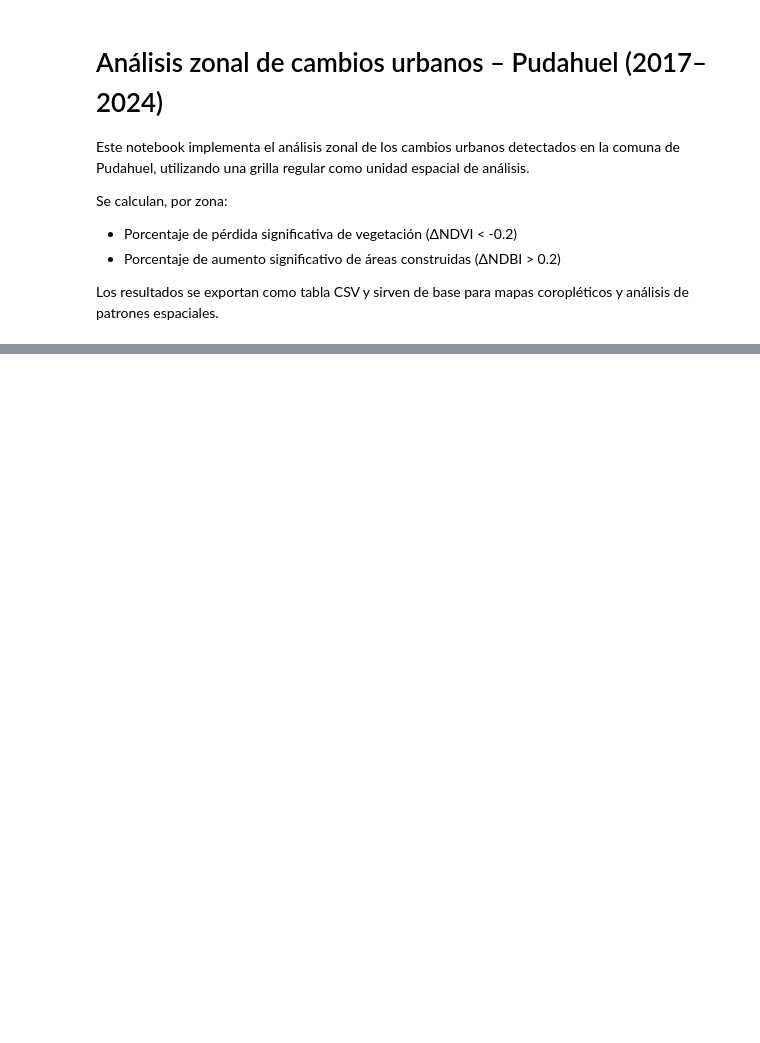
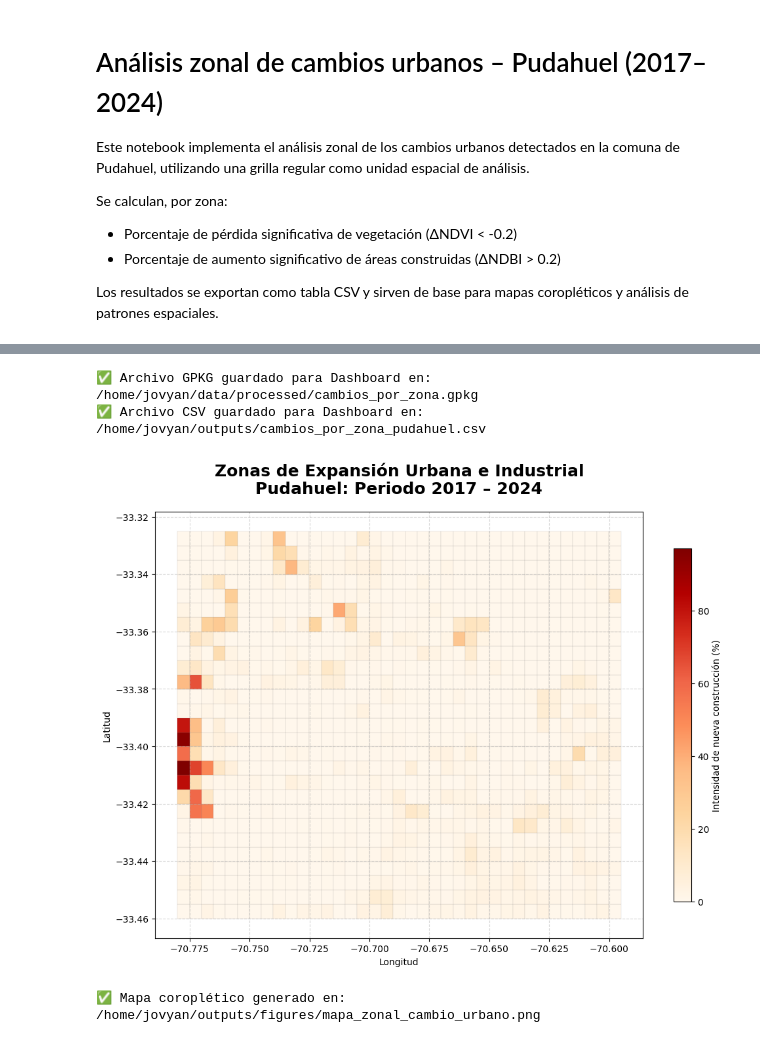
Before and after one commit to diegovaldes23/GEOLABANTES, a Jupyter notebook: Lab2DV/notebooks/03_analisis_zonal.ipynb, the cells around one changed output, grey strips where cells are left out. Saved outputs shown, nothing was run; the diff lists cells and outputs as text; code cells hidden in the pictures; blank space fills up the shorter version.

```diff
--- a/Lab2DV/notebooks/03_analisis_zonal.ipynb
+++ b/Lab2DV/notebooks/03_analisis_zonal.ipynb
@@ -131,3 +80,81 @@ grid.to_file("data/processed/cambios_por_zona.gpkg", driver="GPKG")
+# %%
+# ==========================================================
+# 1. EXPORTACIÓN DE DATOS
+# ==========================================================
+import os
+
+# Definir la ruta de salida exacta que busca el dashboard
+output_path = "/home/jovyan/data/processed/cambios_por_zona.gpkg"
+output_csv = "/home/jovyan/outputs/cambios_por_zona_pudahuel.csv"
+
+# Asegurar que los directorios existen
+os.makedirs(os.path.dirname(output_path), exist_ok=True)
+os.makedirs(os.path.dirname(output_csv), exist_ok=True)
+
+# Exportar el GeoDataFrame (usamos 'grid' que es el nombre en tu código)
+# Importante: El dashboard espera que este archivo tenga las geometrías y los datos calculados
+grid.to_file(output_path, driver="GPKG")
+
+# También exportamos el CSV que pide el dashboard en la carpeta outputs
+grid.drop(columns='geometry').to_csv(output_csv, index=False)
+
+print(f"✅ Archivo GPKG guardado para Dashboard en: {output_path}")
+print(f"✅ Archivo CSV guardado para Dashboard en: {output_csv}")
+# %% [output]
+✅ Archivo GPKG guardado para Dashboard en: /home/jovyan/data/processed/cambios_por_zona.gpkg
+✅ Archivo CSV guardado para Dashboard en: /home/jovyan/outputs/cambios_por_zona_pudahuel.csv
+# %%
+import matplotlib.patches as mpatches
+
+# --- 1. CONFIGURACIÓN DEL MAPA ---
+fig, ax = plt.subplots(1, 1, figsize=(12, 10))
+
+# Definimos un esquema de color que resalte el "calor" del cemento (OrRd: Orange to Red)
+# El parámetro 'scheme' permite clasificar los datos si tienes muchos cuadrantes en 0
+plot_grid = grid[grid['perc_gain_built'] > 0] # Filtramos para no pintar donde no hay cambio
+
+grid.plot(
+    column="perc_gain_built",
+    cmap="OrRd",
+    linewidth=0.1,
+    edgecolor="0.5",
+    legend=True,
+    legend_kwds={
+        'label': "Intensidad de nueva construcción (%)",
+        'orientation': "vertical",
+        'shrink': 0.7
+    },
+    ax=ax,
+    missing_kwds={"color": "#eeeeee", "label": "Sin cambio detectado"} # Zonas grises = sin cambio
+)
+
+# --- 2. PERSONALIZACIÓN Y ETIQUETAS ---
+ax.set_title(
+    "Zonas de Expansión Urbana e Industrial\nPudahuel: Periodo 2017 – 2024",
+    fontsize=18, fontweight='bold', pad=20
+)
+
+# Añadimos cuadrícula de coordenadas (opcional pero profesional)
+ax.grid(True, linestyle='--', alpha=0.5)
+ax.set_xlabel("Longitud", fontsize=10)
+ax.set_ylabel("Latitud", fontsize=10)
+
+# --- 3. ANOTACIONES DE REFERENCIA ---
+# Puedes ajustar estas coordenadas si conoces puntos específicos (como el Aeropuerto)
+# Esto ayuda a que el lector se ubique espacialmente
+ax.annotate('Zona Aeropuerto / ENEA', xy=(-70.79, -33.39), xytext=(-70.85, -33.35),
+            arrowprops=dict(facecolor='black', shrink=0.05, width=1, headwidth=5),
+            fontsize=10, fontweight='bold')
+
+# --- 4. GUARDADO ---
+out_map_path = os.path.join(BASE_DIR, "outputs/figures/mapa_zonal_cambio_urbano.png")
+plt.savefig(out_map_path, dpi=300, bbox_inches="tight")
+plt.show()
+
+print(f"✅ Mapa coroplético generado en: {out_map_path}")
+# %% [output]
+[figure, added]
+✅ Mapa coroplético generado en: /home/jovyan/outputs/figures/mapa_zonal_cambio_urbano.png
 # %%
 fig, ax = plt.subplots(1, 1, figsize=(10, 8))
 
```
Also changed, not shown: parts of 15 cells of this notebook, 6 other files.
